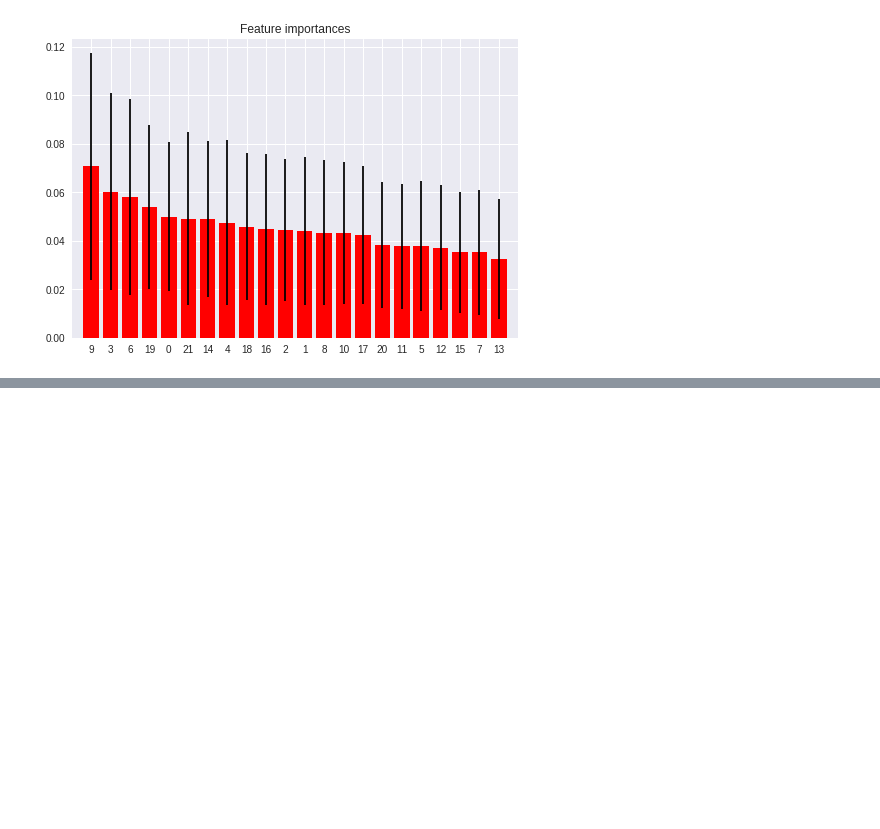
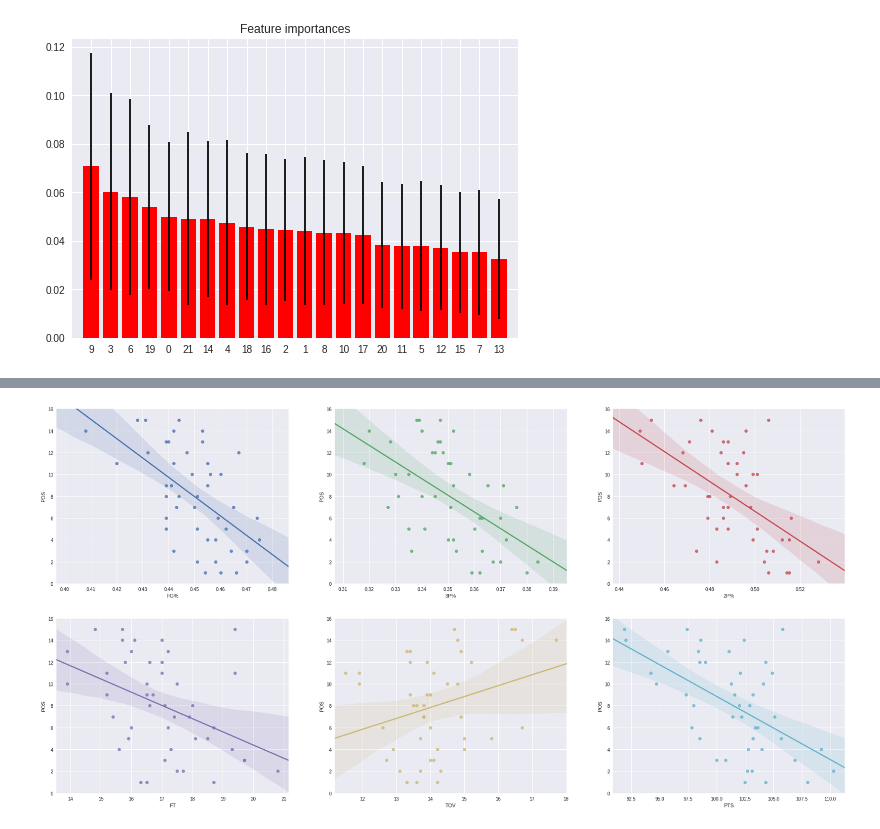
Before and after one commit to if1015-datascience-ufpe/2017-2-projeto-crp3-bvcl-plal, a Jupyter notebook: prediction.ipynb, the cells around one changed output, grey strips where cells are left out. Cells and saved outputs as stored; diff of their text form; code cells hidden in the pictures; blank space fills up the shorter version.

```diff
--- a/prediction.ipynb
+++ b/prediction.ipynb
@@ -129,0 +167,32 @@ Feature ranking:
+# %%
+#Graficos e Modelos para a Conferencia Leste
+f,graphics=plt.subplots(2,3, figsize=(30, 15))
+
+gr1 = sns.regplot(x=(dfEastMinimum["FG%"]), y=dfEastMinimum["POS"],ax=graphics[0][0])
+gr1.set(ylim=(0, 16))
+gr2 = sns.regplot(x=(dfEastMinimum["3P%"]), y=dfEastMinimum["POS"],ax=graphics[0][1])
+gr2.set(ylim=(0, 16))
+gr3 = sns.regplot(x=(dfEastMinimum["2P%"]), y=dfEastMinimum["POS"],ax=graphics[0][2])
+gr3.set(ylim=(0, 16))
+gr4 = sns.regplot(x=(dfEastMinimum["FT"]),  y=dfEastMinimum["POS"],ax=graphics[1][0])
+gr4.set(ylim=(0, 16))
+gr5 = sns.regplot(x=(dfEastMinimum["TOV"]), y=dfEastMinimum["POS"],ax=graphics[1][1])
+gr5.set(ylim=(0, 16))
+gr6 = sns.regplot(x=(dfEastMinimum["PTS"]), y=dfEastMinimum["POS"],ax=graphics[1][2])
+maxPTS = dfEastMinimum.loc[dfEastMinimum['PTS'].idxmax()].PTS
+minPTS = dfEastMinimum.loc[dfEastMinimum['PTS'].idxmin()].PTS
+gr6.set(ylim=(0, 16))
+gr6.set(xlim=(minPTS-1, maxPTS+1))
+
+gr1.set(xlabel='FG%')
+gr2.set(xlabel='3P%')
+gr3.set(xlabel='2P%')
+gr4.set(xlabel='FT')
+gr5.set(xlabel='TOV')
+gr6.set(xlabel='PTS')
+axes = [gr1,gr2,gr3,gr4,gr5,gr6]
+plt.show(axes)
+
+#Vale notar que todos os graficos são uma reta inclinada para baixo, menos a de turnovers.
+# %% [output]
+[figure, added]
```
Also changed, not shown: parts of 13 cells of this notebook.
